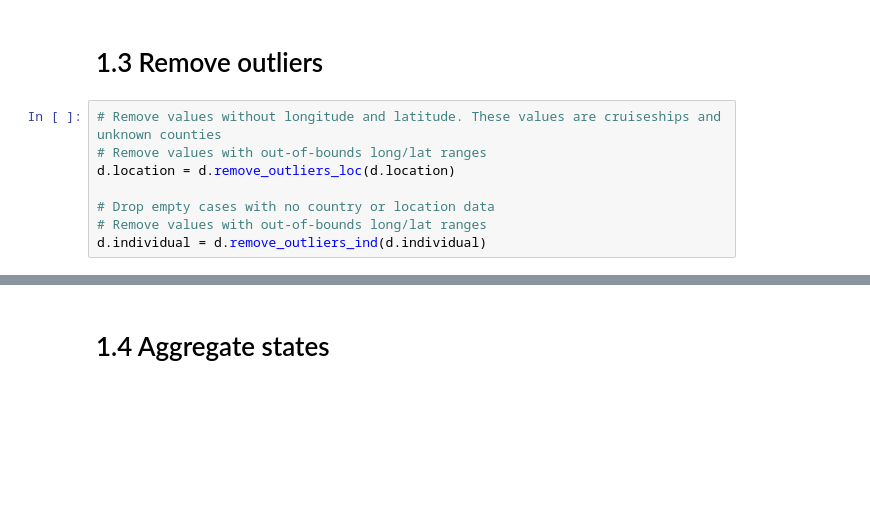
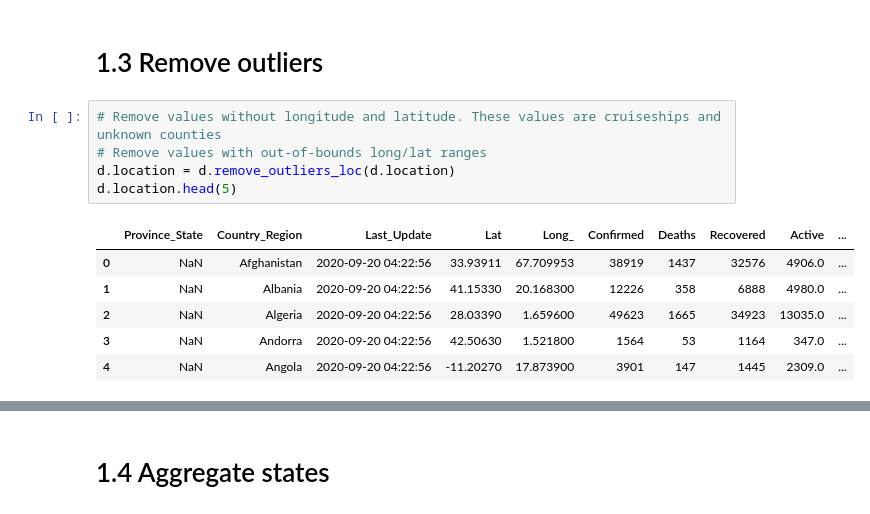
Before and after one commit to alhparsa/CMPT459-Project, a Jupyter notebook: Milestone_1.ipynb, the cells around one changed output, grey strips where cells are left out. Drawn from its saved outputs; the diff is of its cells as text; blank space fills up the shorter version.

```diff
--- a/Milestone_1.ipynb
+++ b/Milestone_1.ipynb
@@ -133,8 +135,12 @@ d.individual.head(5)
 # %%
 # Remove values without longitude and latitude. These values are cruiseships and unknown counties
 # Remove values with out-of-bounds long/lat ranges
 d.location = d.remove_outliers_loc(d.location)
-
-# Drop empty cases with no country or location data
-# Remove values with out-of-bounds long/lat ranges
-d.individual = d.remove_outliers_ind(d.individual)
+d.location.head(5)
+# %% [output]
+|  | Province_State | Country_Region | Last_Update | Lat | Long_ | Confirmed | Deaths | Recovered | Active | ... |
+| 0 | NaN | Afghanistan | 2020-09-20 04:22:56 | 33.93911 | 67.709953 | 38919 | 1437 | 32576 | 4906.0 | ... |
+| 1 | NaN | Albania | 2020-09-20 04:22:56 | 41.15330 | 20.168300 | 12226 | 358 | 6888 | 4980.0 | ... |
+| 2 | NaN | Algeria | 2020-09-20 04:22:56 | 28.03390 | 1.659600 | 49623 | 1665 | 34923 | 13035.0 | ... |
+| 3 | NaN | Andorra | 2020-09-20 04:22:56 | 42.50630 | 1.521800 | 1564 | 53 | 1164 | 347.0 | ... |
+| 4 | NaN | Angola | 2020-09-20 04:22:56 | -11.20270 | 17.873900 | 3901 | 147 | 1445 | 2309.0 | ... |
```
Also changed, not shown: parts of 3 cells of this notebook.
